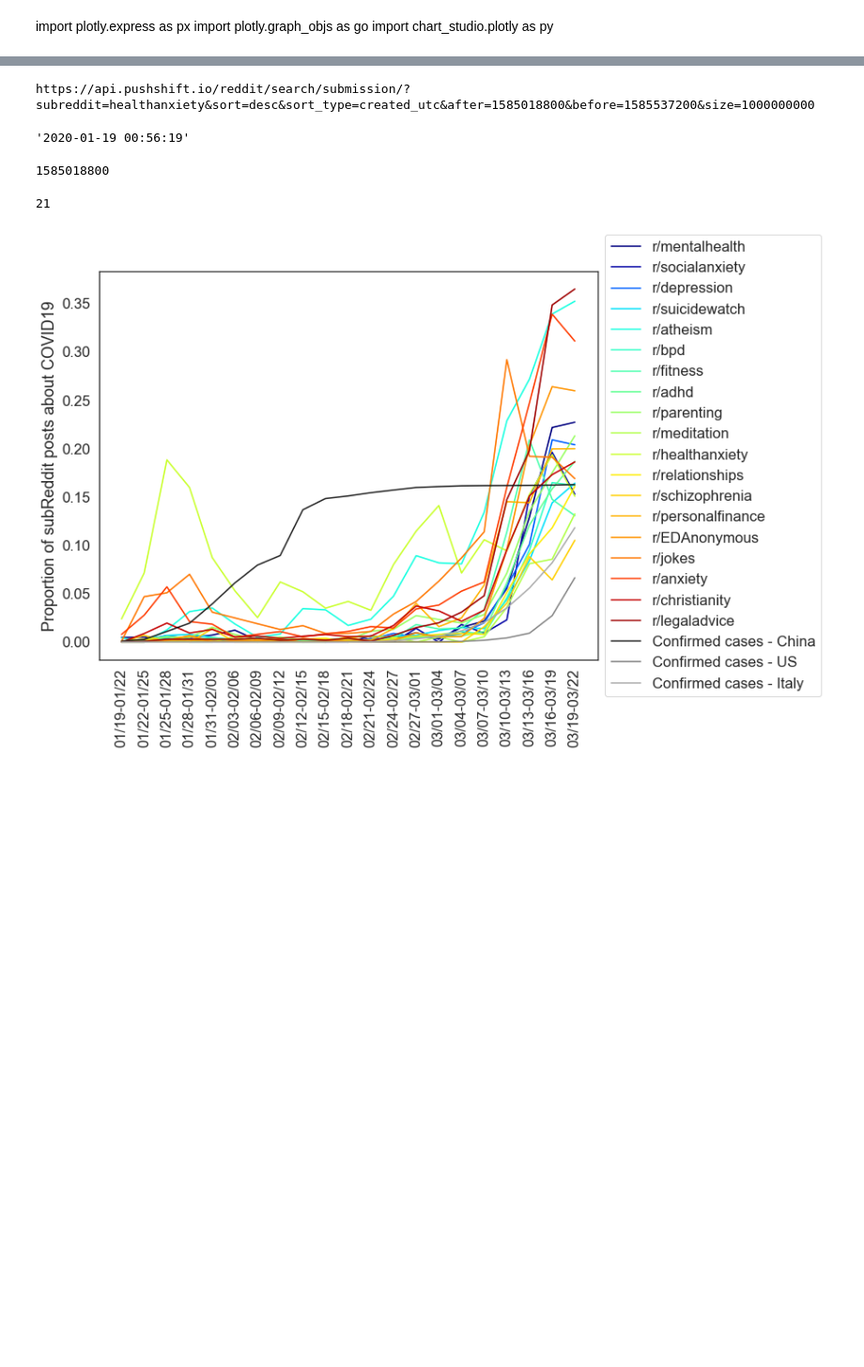
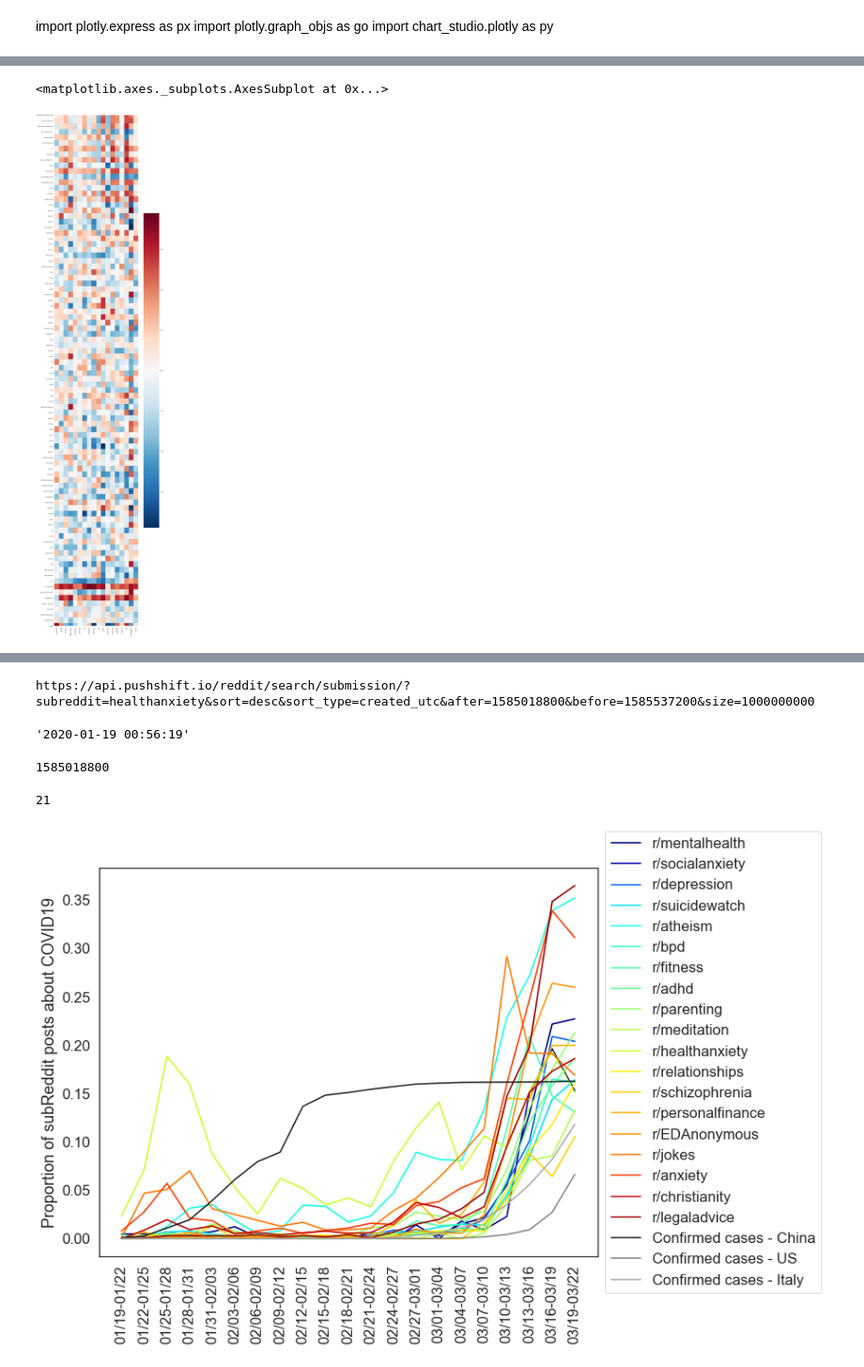
Before and after one commit to danielmlow/reddit, a Jupyter notebook: reddit_descriptive.ipynb, the cells around one changed output, grey strips where cells are left out. Shown at 94% size. Drawn from its saved outputs; the diff is of its cells as text; code cells hidden in the pictures; blank space fills up the shorter version.

```diff
--- a/reddit_descriptive.ipynb
+++ b/reddit_descriptive.ipynb
@@ -369,0 +383,32 @@ sns.heatmap(summary, cmap='RdBu')
+# %%
+# Plot all subreddits. Todo add more.
+subreddits = os.listdir(input_dir+'feature_extraction')
+subreddits = [n.split('_')[0] for n in subreddits if 'post'in n]
+subreddits.remove('COVID19')
+subreddits.remove('fitness')
+subreddits.remove('legaladvice')
+subreddits.remove('relationships')
+
+# subreddits.append('COVID19_support')
+subreddits.sort()
+
+# order by similarity
+subreddits = ['mentalillness',
+              'addiction', 'alcoholism', 'EDAnonymous',
+              'schizophrenia',
+              'bipolarreddit', 'bpd',
+              'suicidewatch', 'depression', 'ptsd',
+              'anxiety','healthanxiety', 'socialanxiety',
+              'meditation', 'mindfulness', 'jokes',
+              'personalfinance', 'teaching']
+
+slope_all = []
+print(subreddits)
+for sr in subreddits:
+    print(sr)
+    summary_sr = timeseries_summary(input_dir, subreddit = sr, pre_or_post = 'post',
+                       timestep = 3, metric='mean',weigh_by_Nwords = True, zscore_slope =False)
+    summary_sr_slope = summary_sr[['slope']] #add 'p-value'
+    slope_all.append(summary_sr_slope)
+
+# df = pd.concatenate(slope_all)
@@ -369,0 +437,15 @@ sns.heatmap(summary, cmap='RdBu')
+# %%
+len(subreddits)
+df = pd.concat(slope_all, axis=1)
+df.shape
+cols = [[sr] for sr in subreddits] #cols = [[sr,'p-zscore'] for sr in subreddits]
+cols= [n for i in cols for n in i]
+df.shape
+df.columns = cols
+
+# df = df[['mean', '0', '1', '2', '3']]
+# %%
+sns.heatmap(df, cmap='RdBu_r')
+# %% [output]
+<matplotlib.axes._subplots.AxesSubplot at 0x...>
+[figure, added]
```
Also changed, not shown: parts of 28 cells of this notebook.
